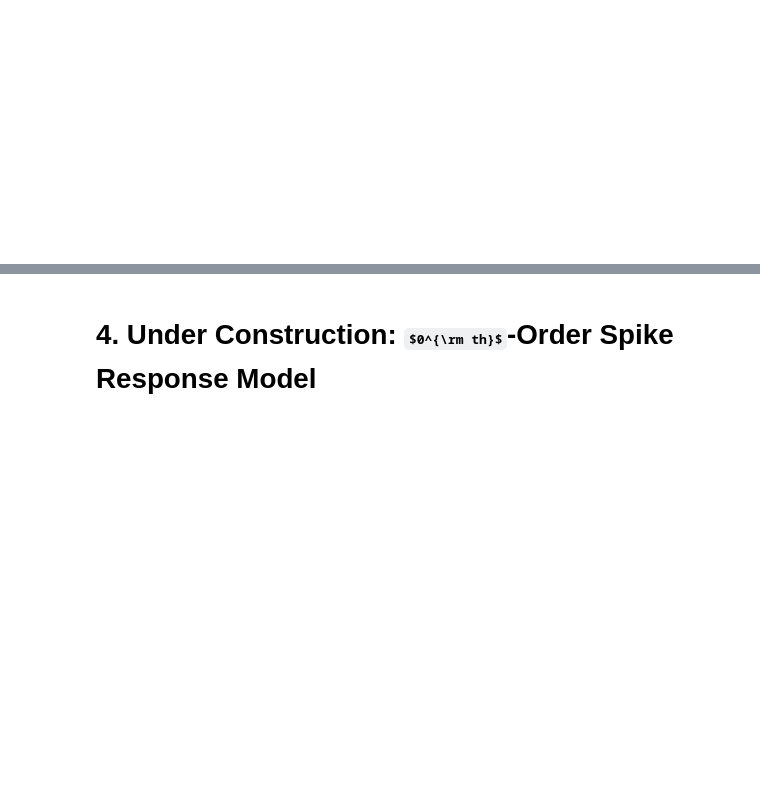
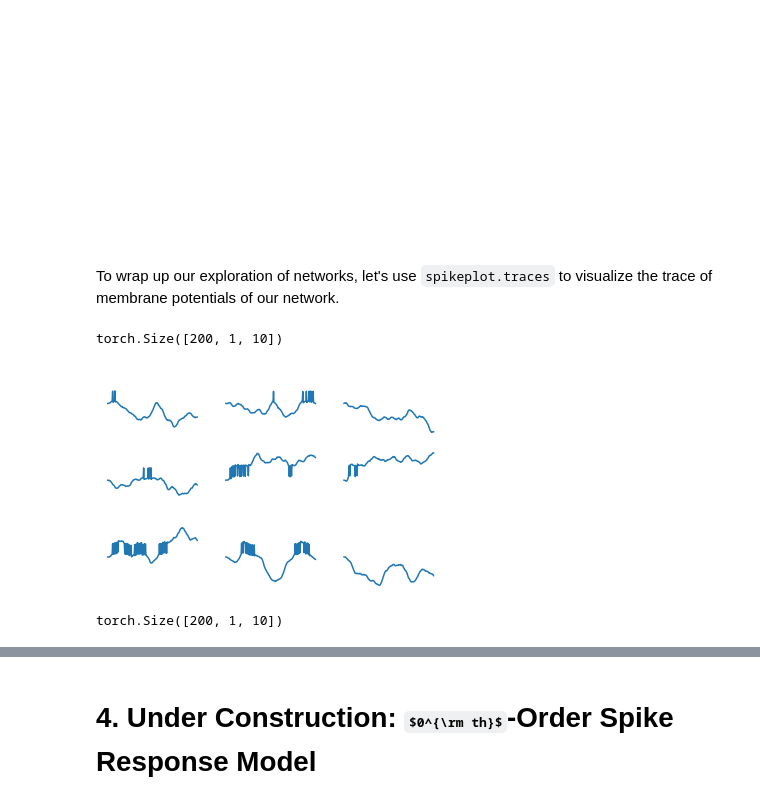
Before and after one commit to jeshraghian/snntorch, a Jupyter notebook: examples/tutorial_2_neuronal_dynamics.ipynb, the cells around one changed output, grey strips where cells are left out. Saved outputs shown, nothing was run; the diff lists cells and outputs as text; code cells hidden in the pictures; some formulas as TeX source; blank space fills up the shorter version.

```diff
--- a/examples/tutorial_2_neuronal_dynamics.ipynb
+++ b/examples/tutorial_2_neuronal_dynamics.ipynb
@@ -1122,3 +1116,5 @@ HTML(anim.to_html5_video())
 # %% [output]
 [interactive output not drawn]
 [figure]
+# %% [markdown]
+To wrap up our exploration of networks, let's use `spikeplot.traces` to visualize the trace of membrane potentials of our network.
@@ -1124,0 +1123,23 @@ HTML(anim.to_html5_video())
+# %%
+from matplotlib.gridspec import GridSpec
+import numpy as np
+
+def plot_voltage_traces(mem, spk=None, dim=(3,5), spike_height=5):
+    gs=GridSpec(*dim)
+    if spk is not None:
+        dat = (mem+spike_height*spk).detach().cpu().numpy()
+    else:
+        dat = mem.detach().cpu().numpy()
+    for i in range(np.prod(dim)):
+        if i==0: a0=ax=plt.subplot(gs[i])
+        else: ax=plt.subplot(gs[i],sharey=a0)
+        ax.plot(dat[i])
+        ax.axis("off")
+# %%
+spk2_rec.size()
+# %% [output]
+torch.Size([200, 1, 10])
+# %%
+plot_voltage_traces(mem2_rec.squeeze(1).transpose(0, 1), spk=spk2_rec.squeeze(1).transpose(0,1), dim=(3,3))
+# %% [output]
+[figure, added]
@@ -1124,0 +1160,4 @@ HTML(anim.to_html5_video())
+# %%
+mem2_rec.size()
+# %% [output]
+torch.Size([200, 1, 10])
```
Also changed, not shown: parts of 12 cells of this notebook.
